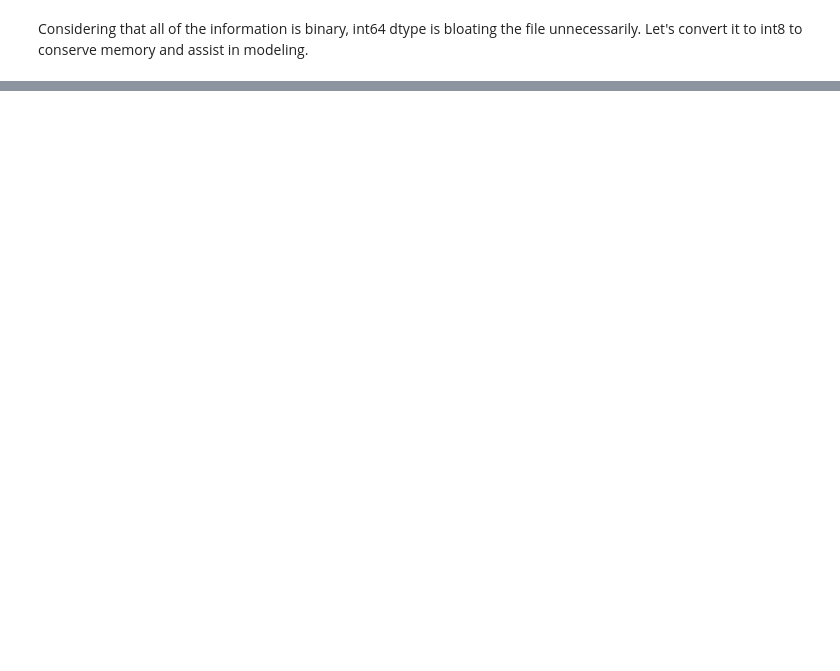
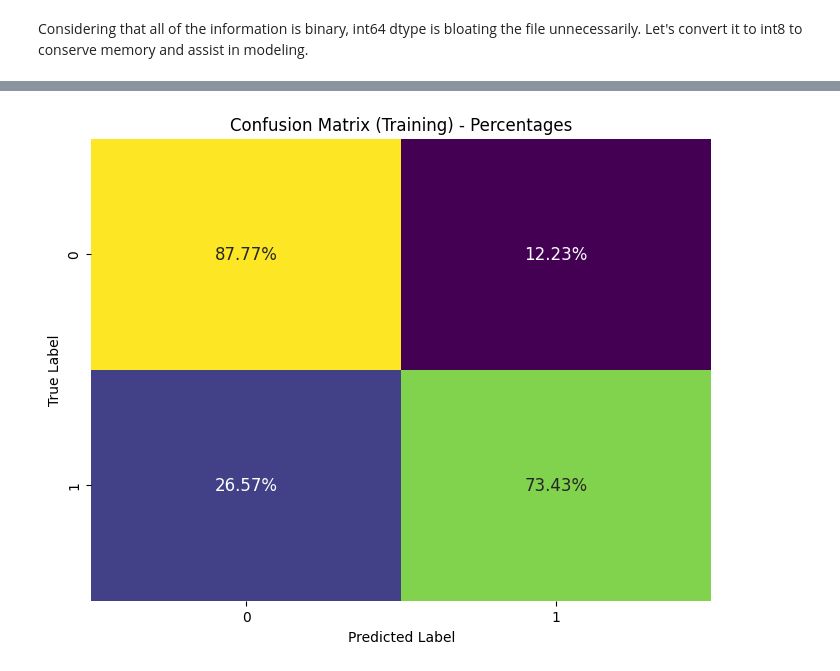
Before and after one commit to lo-klkl/BSTN_Capstone-Diab, a Jupyter notebook: Notebooks/Pt4-Modelling-Pt2.ipynb, the cells around one changed output, grey strips where cells are left out. Drawn from its saved outputs; the diff is of its cells as text; code cells hidden in the pictures; blank space fills up the shorter version.

```diff
--- a/Notebooks/Pt4-Modelling-Pt2.ipynb
+++ b/Notebooks/Pt4-Modelling-Pt2.ipynb
@@ -109,0 +334,94 @@ As we can see, the memory usage has decreased from 357 mb to 44.6mb. This should
+# %%
+# Record time
+start_time = time.time()
+
+# Splitting the data
+X_train, X_valid, y_train, y_valid = train_test_split(X_train, y_train, test_size=0.2, random_state=42)
+
+# Define the model
+xgb_model = xgb.XGBClassifier(objective='binary:logistic', random_state=42)
+
+# Train the model
+xgb_model.fit(X_train, y_train)
+
+# Record time
+end_time = time.time()
+
+# Predictions on the validation set
+y_pred_valid = xgb_model.predict(X_valid)
+
+# Predictions on the training set
+y_pred_train = xgb_model.predict(X_train)
+
+# 5-fold cross-validation
+cv_scores = cross_val_score(xgb_model, X_train, y_train, cv=5, scoring='accuracy')
+mean_cv_accuracy = np.mean(cv_scores)
+
+# Display cross-validation results
+print("\nCross-Validation Scores (5-fold):", cv_scores)
+print("Mean CV Accuracy (5-fold):", mean_cv_accuracy)
+
+
+# Classification Report for the training set
+print("Classification Report (Training):\n", classification_report(y_train, y_pred_train))
+
+# Accuracy for the training set
+accuracy_train = accuracy_score(y_train, y_pred_train)
+print("Training Accuracy:", accuracy_train)
+
+# Confusion Matrix for the training set
+conf_matrix_train = confusion_matrix(y_train, y_pred_train)
+
+# Calculate percentages for the confusion matrix
+conf_matrix_percent_train = conf_matrix_train / conf_matrix_train.sum(axis=1)[:, np.newaxis]
+
+# Create a heatmap with the percentages for the training set
+plt.figure(figsize=(8, 6))
+sns.heatmap(conf_matrix_percent_train, annot=True, fmt='.2%', cmap='viridis', cbar=False, annot_kws={'size': 12})
+plt.title('Confusion Matrix (Training) - Percentages')
+plt.xlabel('Predicted Label')
+plt.ylabel('True Label')
+plt.show()
+
+# Evaluate performance metrics for the validation set
+print("\nClassification Report (Validation):\n", classification_report(y_valid, y_pred_valid))
+
+# Confusion Matrix for the validation set
+conf_matrix_valid = confusion_matrix(y_valid, y_pred_valid)
+
+# Calculate percentages for the confusion matrix
+conf_matrix_percent_valid = conf_matrix_valid / conf_matrix_valid.sum(axis=1)[:, np.newaxis]
+
+# Accuracy for the validation set
+accuracy_valid = accuracy_score(y_valid, y_pred_valid)
+print("Validation Accuracy:", accuracy_valid)
+
+# Create a heatmap with the percentages for the validation set
+plt.figure(figsize=(8, 6))
+sns.heatmap(conf_matrix_percent_valid, annot=True, fmt='.2%', cmap='viridis', cbar=False, annot_kws={'size': 12})
+plt.title('Confusion Matrix (Validation) - Percentages')
+plt.xlabel('Predicted Label')
+plt.ylabel('True Label')
+plt.show()
+
+# AUC-ROC Score
+roc_auc = roc_auc_score(y_valid, xgb_model.predict_proba(X_valid)[:, 1])
+print("AUC-ROC Score:", roc_auc)
+
+# ROC Curve
+fpr, tpr, thresholds = roc_curve(y_valid, xgb_model.predict_proba(X_valid)[:, 1])
+roc_auc_curve = auc(fpr, tpr)
+
+plt.figure(figsize=(8, 6))
+plt.plot(fpr, tpr, color='darkorange', lw=2, label='ROC curve (AUC = {:.2f})'.format(roc_auc_curve))
+plt.plot([0, 1], [0, 1], color='navy', lw=2, linestyle='--')
+plt.xlabel('False Positive Rate')
+plt.ylabel('True Positive Rate')
+plt.title('Receiver Operating Characteristic (ROC) Curve')
+plt.legend(loc="lower right")
+plt.show()
+
+# Calculate runtime
+runtime = end_time - start_time
+print("Runtime: {:.2f} seconds".format(runtime))
+# %% [output]
@@ -109,0 +441 @@ As we can see, the memory usage has decreased from 357 mb to 44.6mb. This should
+[figure, added]
```
Also changed, not shown: parts of 29 cells of this notebook, 5 other files.
